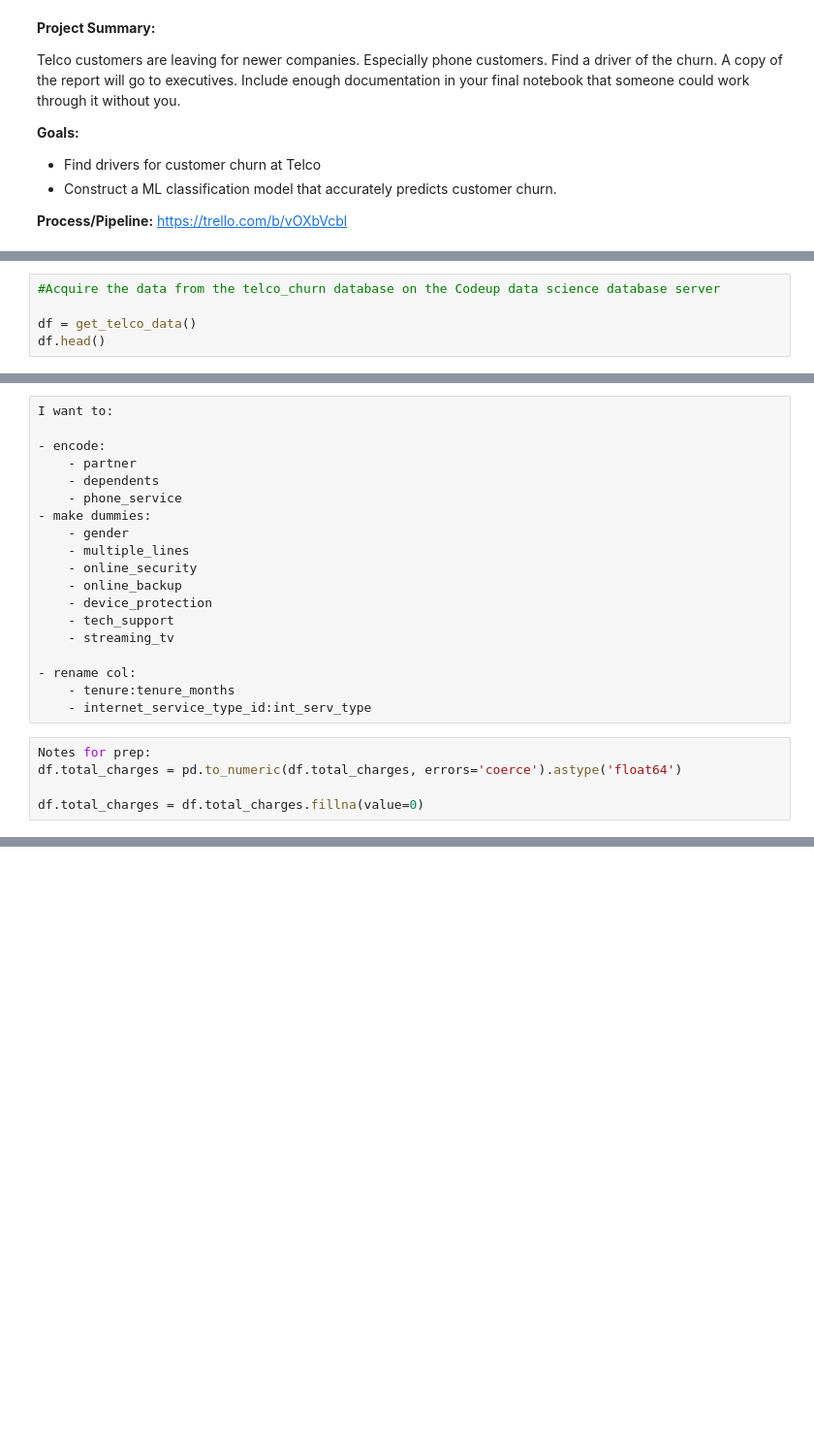
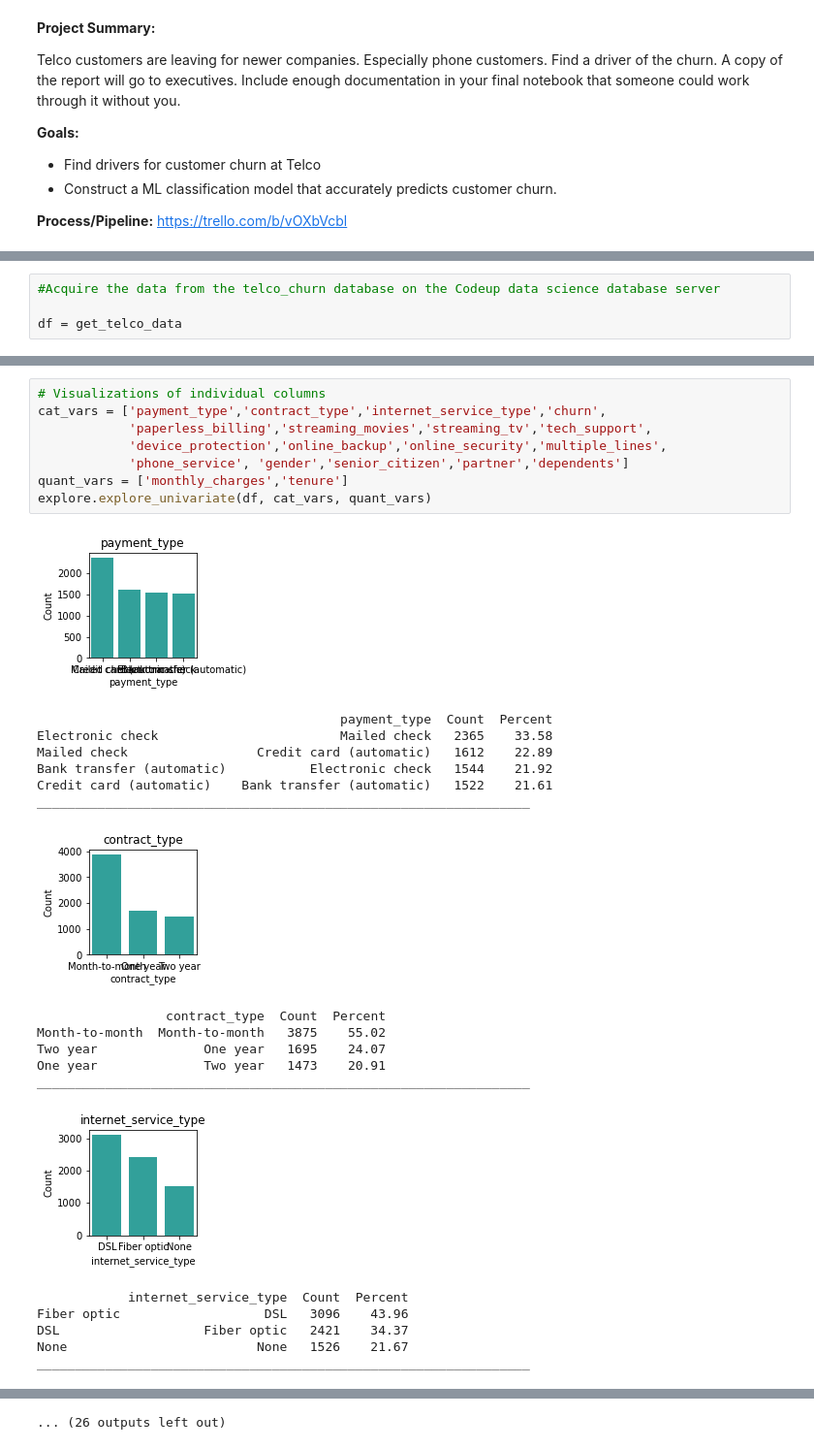
Before and after one commit to barbmarques/classification-project-telco, a Jupyter notebook: working_classification_project.ipynb, the cells around one changed output, grey strips where cells are left out. Shown: that part at 97% size. Cells and saved outputs as stored; diff of their text form; blank space fills up the shorter version.

Commit message:
Revised to include plot distribution of individual variables

```diff
--- a/working_classification_project.ipynb
+++ b/working_classification_project.ipynb
@@ -16,5 +20,4 @@ from acquire import get_telco_data
 # %%
 #Acquire the data from the telco_churn database on the Codeup data science database server
 
-df = get_telco_data()
-df.head()
+df = get_telco_data
@@ -82,24 +59,28 @@ payment_type - object
-# %%
-I want to:
-
-- encode:
-    - partner
-    - dependents
-    - phone_service
-- make dummies:
-    - gender
-    - multiple_lines
-    - online_security
-    - online_backup
-    - device_protection
-    - tech_support
-    - streaming_tv
-
-- rename col:
-    - tenure:tenure_months
-    - internet_service_type_id:int_serv_type
-# %%
-Notes for prep:
-df.total_charges = pd.to_numeric(df.total_charges, errors='coerce').astype('float64')
-
-df.total_charges = df.total_charges.fillna(value=0)
+# %%
+# Visualizations of individual columns
+cat_vars = ['payment_type','contract_type','internet_service_type','churn',
+            'paperless_billing','streaming_movies','streaming_tv','tech_support',
+            'device_protection','online_backup','online_security','multiple_lines',
+            'phone_service', 'gender','senior_citizen','partner','dependents']
+quant_vars = ['monthly_charges','tenure']
+explore.explore_univariate(df, cat_vars, quant_vars)
+# %% [output]
+[figure, added]
+                                        payment_type  Count  Percent
+Electronic check                        Mailed check   2365    33.58
+Mailed check                 Credit card (automatic)   1612    22.89
+Bank transfer (automatic)           Electronic check   1544    21.92
+Credit card (automatic)    Bank transfer (automatic)   1522    21.61
+_________________________________________________________________
+[figure, added]
+                 contract_type  Count  Percent
+Month-to-month  Month-to-month   3875    55.02
+Two year              One year   1695    24.07
+One year              Two year   1473    20.91
+_________________________________________________________________
+[figure, added]
+            internet_service_type  Count  Percent
+Fiber optic                   DSL   3096    43.96
+DSL                   Fiber optic   2421    34.37
+None                         None   1526    21.67
+_________________________________________________________________
@@ -105,0 +103 @@ df.total_charges = df.total_charges.fillna(value=0)
+... (26 outputs left out)
```
Also changed, not shown: parts of 10 cells of this notebook.
